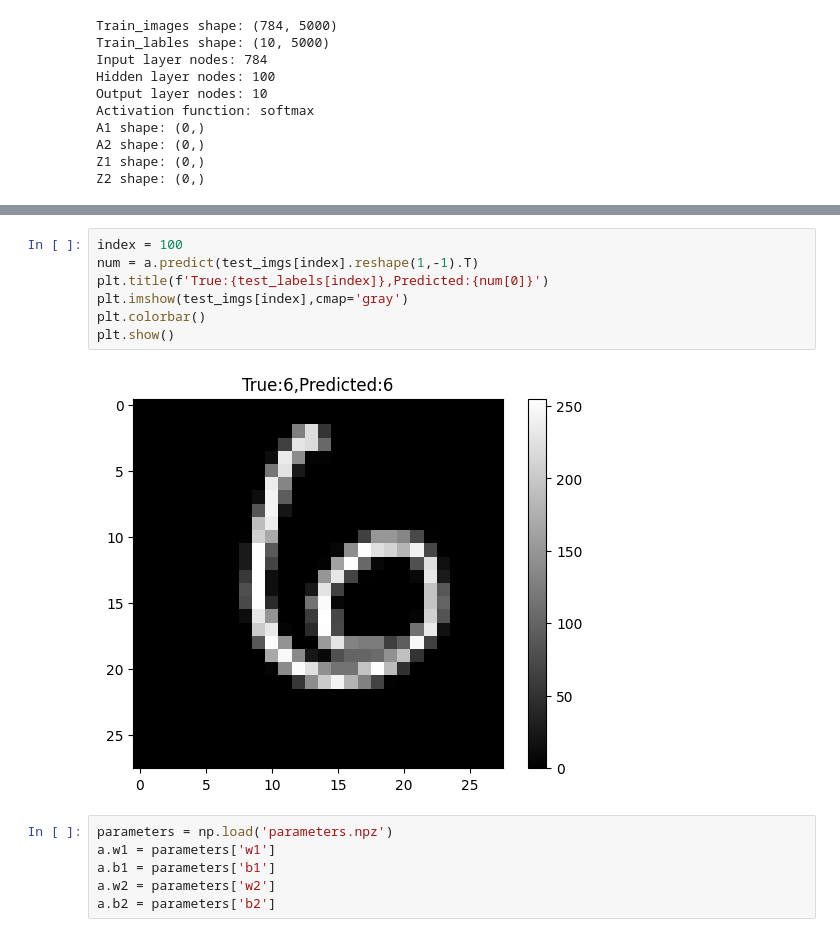
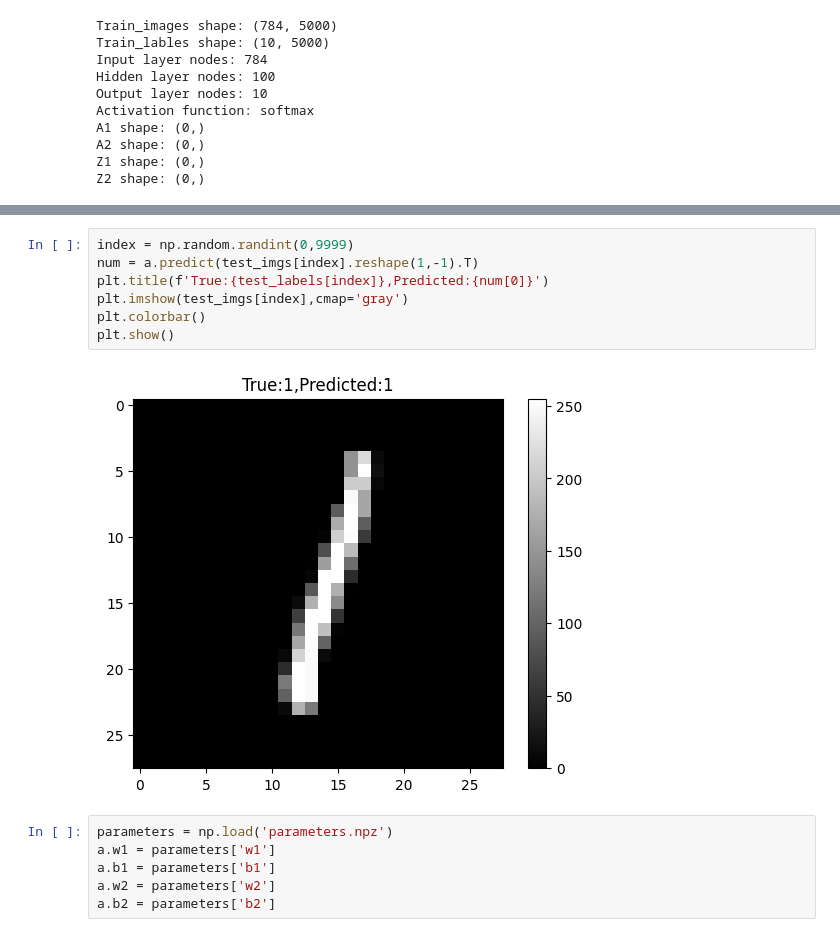
Before and after one commit to ITOTI-Y/Example, a Jupyter notebook: BP_Neural_Network/BP_Neural_Network.ipynb, the cells around one changed output, grey strips where cells are left out. Saved outputs shown, nothing was run; the diff lists cells and outputs as text.

```diff
--- a/BP_Neural_Network/BP_Neural_Network.ipynb
+++ b/BP_Neural_Network/BP_Neural_Network.ipynb
@@ -72,12 +67,12 @@ plt.plot(error)
 # %%
-index = 100
+index = np.random.randint(0,9999)
 num = a.predict(test_imgs[index].reshape(1,-1).T)
 plt.title(f'True:{test_labels[index]},Predicted:{num[0]}')
 plt.imshow(test_imgs[index],cmap='gray')
 plt.colorbar()
 plt.show()
 # %% [output]
-[figure, old version]
+[figure, new version]
 # %%
 parameters = np.load('parameters.npz')
 a.w1 = parameters['w1']
```
Also changed, not shown: parts of 4 cells of this notebook, 2 other files.
